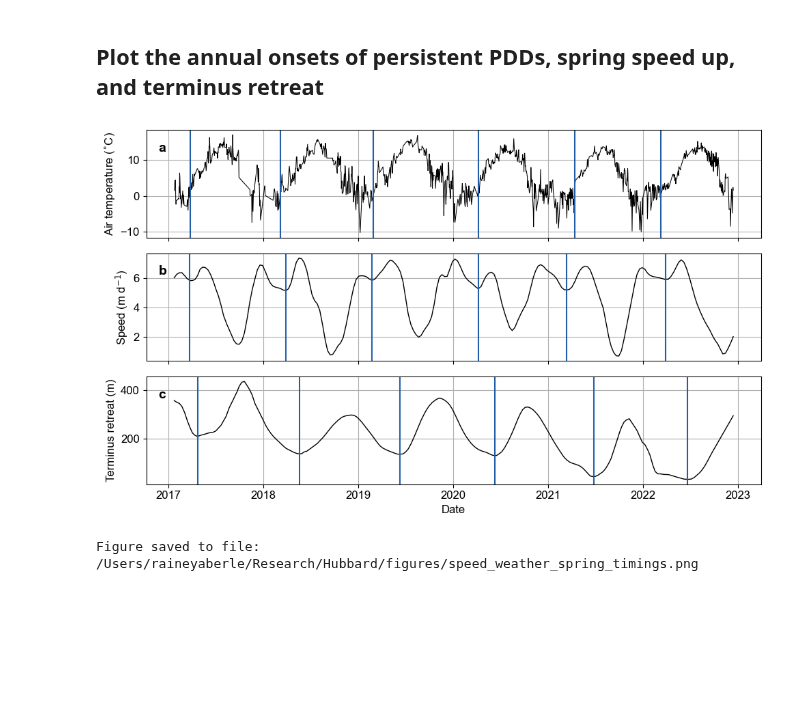
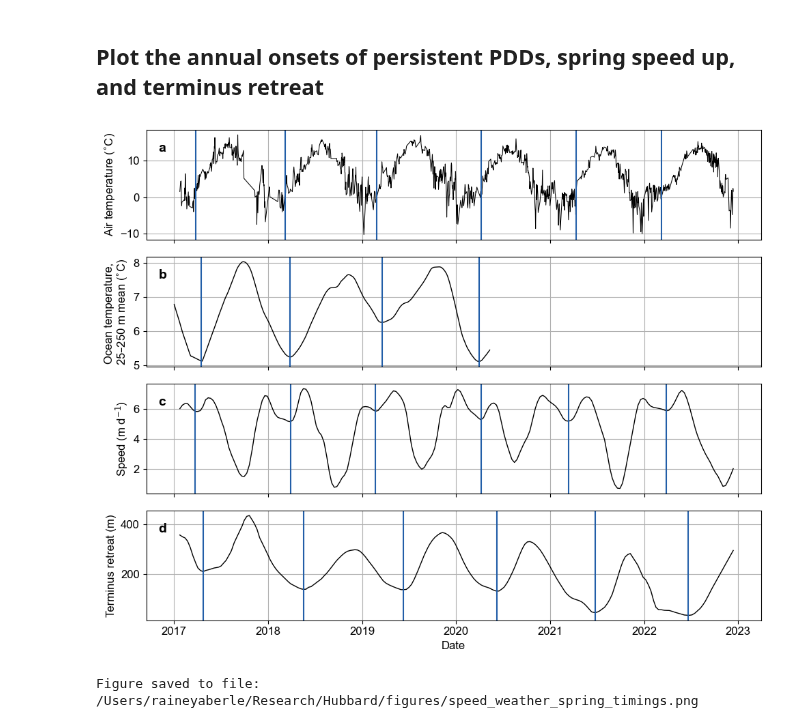
Before and after one commit to pohlan/Hubbard2024, a Jupyter notebook: make_paper_figures/speed_weather_timings.ipynb, the cells around one changed output. Saved outputs shown, nothing was run; the diff lists cells and outputs as text; code cells hidden in the pictures; blank space fills up the shorter version.

```diff
--- a/make_paper_figures/speed_weather_timings.ipynb
+++ b/make_paper_figures/speed_weather_timings.ipynb
@@ -11,6 +11,19 @@ import numpy as np
 data_path = '/Users/raineyaberle/Research/Hubbard/'
 out_path = '/Users/raineyaberle/Research/Hubbard/figures/'
 crs = 'EPSG:3338'
+
+# Ocean temps
+ocean_fn = os.path.join(data_path, 'GAK_smooth.csv')
+ocean = pd.read_csv(ocean_fn)
+ocean['Date'] = pd.to_datetime(ocean['Date'])
+# Take the mean ocean temperature for 25–250 m depth
+ocean.set_index('Date', inplace=True)
+ocean['Mean_ocean_temp_C'] = ocean.mean(axis=1)
+# Resample to daily
+ocean.drop_duplicates(inplace=True)
+ocean = ocean.resample('1D').interpolate('time')
+ocean.reset_index(inplace=True)
+ocean = ocean[['Date', 'Mean_ocean_temp_C']]
 
 # Terminus, speed, and weather
 df_fn = os.path.join(data_path, 'terminus', 'terminus_speed_weather.csv')
@@ -24,6 +37,10 @@ df.reset_index(inplace=True)
 # Replace data gaps at Haenke (~late 2020 to mid-2021) with NaNs
 df.loc[(df['Date'] >= np.datetime64('2020-11-01')) & (df['Date'] <= np.datetime64('2021-10-01')),
        ['AirTempC_Haenke1', 'AirTempC_Haenke2']] = np.nan
+# Merge with ocean data
+df = pd.merge(df, ocean, on='Date', how='outer')
+# Subset to post-2017
+df = df.loc[df['Date'].dt.year >= 2017]
 df
 # %% [output]
 |  | Date | AirTempC_Haenke1 | AirTempC_Haenke2 | AirTempC_Yakutat | Precip_Yakutat | PDD_Haenke1 | ... |
@@ -46,46 +63,58 @@ fontsize = 12
 linecolor='k'
 linewidth = 1
 onset_color = '#225ea8'
 plt.rcParams.update({'font.size': fontsize, 'font.sans-serif': 'Arial'})
-fig, ax = plt.subplots(3, 1, figsize=(10,6), sharex=True)
+fig, ax = plt.subplots(4, 1, figsize=(10,8), sharex=True)
+
+df['AirTempC_Yakutat_smooth'] = df['AirTempC_Yakutat'].rolling(center=True, window=14).mean()
 
 # Plot time series
 ax[0].plot(df['Date'], df['AirTempC_Yakutat'], '-', color=linecolor, linewidth=linewidth-0.25)
-# ax[0].plot(df['Date'], df['AirTempC_Haenke1'], '-b', linewidth=0.5)
 ax[0].set_ylabel('Air temperature ($^{\circ}$C)')
-ax[1].plot(df['Date'], np.divide(df['surface_speed_m_per_yr'], 365), '-', color=linecolor, linewidth=linewidth)
-ax[1].set_ylabel('Speed (m d$^{-1}$)')
-ax[2].plot(df['Date'], df['terminus_retreat_m'], '-', color=linecolor, linewidth=linewidth)
-ax[2].set_ylabel('Terminus retreat (m)')
-ax[2].set_xlabel('Date')
+ax[1].plot(df['Date'], df['Mean_ocean_temp_C'], '-', color=linecolor, linewidth=linewidth)
+ax[1].set_ylabel('Ocean temperature, \n25–250 m mean ($^{\circ}$C)')
+ax[2].plot(df['Date'], np.divide(df['surface_speed_m_per_yr'], 365), '-', color=linecolor, linewidth=linewidth)
+ax[2].set_ylabel('Speed (m d$^{-1}$)')
+ax[3].plot(df['Date'], df['terminus_retreat_m'], '-', color=linecolor, linewidth=linewidth)
+ax[3].set_ylabel('Terminus retreat (m)')
+ax[3].set_xlabel('Date')
+
 # Plot annual onsets
 for year in df['Date'].dt.year.drop_duplicates().values:
     df_year = df.loc[(df['Date'].dt.year==year) & (df['Date'].dt.month <= 10)].reset_index()
+    df_year.loc[np.isnan(df_year['AirTempC_Yakutat']), 'AirTempC_Yakutat'] = 1
     # persistent PDDs
     I = [i for i in range(len(df_year)) if (df_year['AirTempC_Yakutat'].iloc[i:] > 0).all()][0]
-    ax[0].axvline(df_year.loc[I, 'Date'], color=onset_color)
-    # spring speedup onset
+    pdd_date = df_year.loc[I, 'Date']
+    ax[0].axvline(pdd_date, color=onset_color)
+    # ocean warming
+    if year < 2021:
+        I = df_year['Mean_ocean_temp_C'].idxmin()
+        ocean_date = df_year.loc[I, 'Date']
+        ax[1].axvline(ocean_date, color=onset_color)
+    # spring speedup
     df_year_early = df_year.loc[df_year['Date'].dt.month <= 4]
     Imin = df_year_early['surface_speed_m_per_yr'].idxmin()
-    ax[1].axvline(df_year_early.loc[Imin, 'Date'], color=onset_color)
-    # terminus retreat onset
-    date = df_year.loc[df_year['retreat_rate_m_per_yr'] > 0, 'Date'].values[0]
-    ax[2].axvline(date, color=onset_color)
+    speedup_date = df_year_early.loc[Imin, 'Date']
+    ax[2].axvline(speedup_date, color=onset_color)
+    # terminus retreat
+    retreat_date = df_year.loc[df_year['retreat_rate_m_per_yr'] > 0, 'Date'].values[0]
+    ax[3].axvline(retreat_date, color=onset_color)
 
-labels = ['a', 'b', 'c']
+labels = ['a', 'b', 'c', 'd']
 for axis, label in zip(ax, labels):
     # add grid
     axis.grid()
     # add panel label
     axis.text(0.02, 0.8, label, fontsize=fontsize+2, fontweight='bold', transform=axis.transAxes)
 
 fig.tight_layout()
 plt.show()
 
 # Save figure
 fig_fn = os.path.join(out_path, 'speed_weather_spring_timings.png')
 fig.savefig(fig_fn, dpi=300, bbox_inches='tight')
 print('Figure saved to file:', fig_fn)
 # %% [output]
-[figure, old version]
+[figure, new version]
 Figure saved to file: /Users/raineyaberle/Research/Hubbard/figures/speed_weather_spring_timings.png
```
Also changed, not shown: parts of 1 cell of this notebook.
